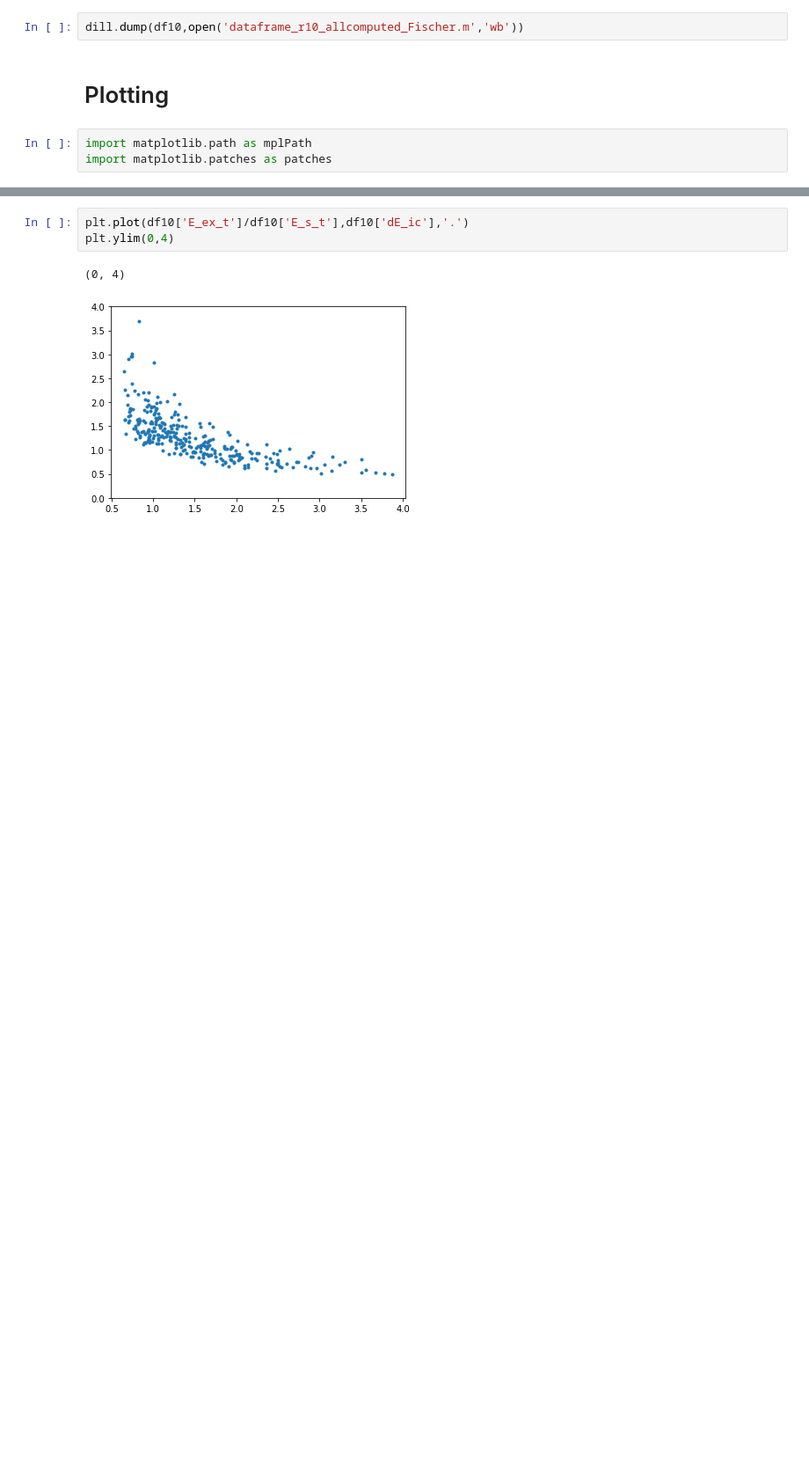
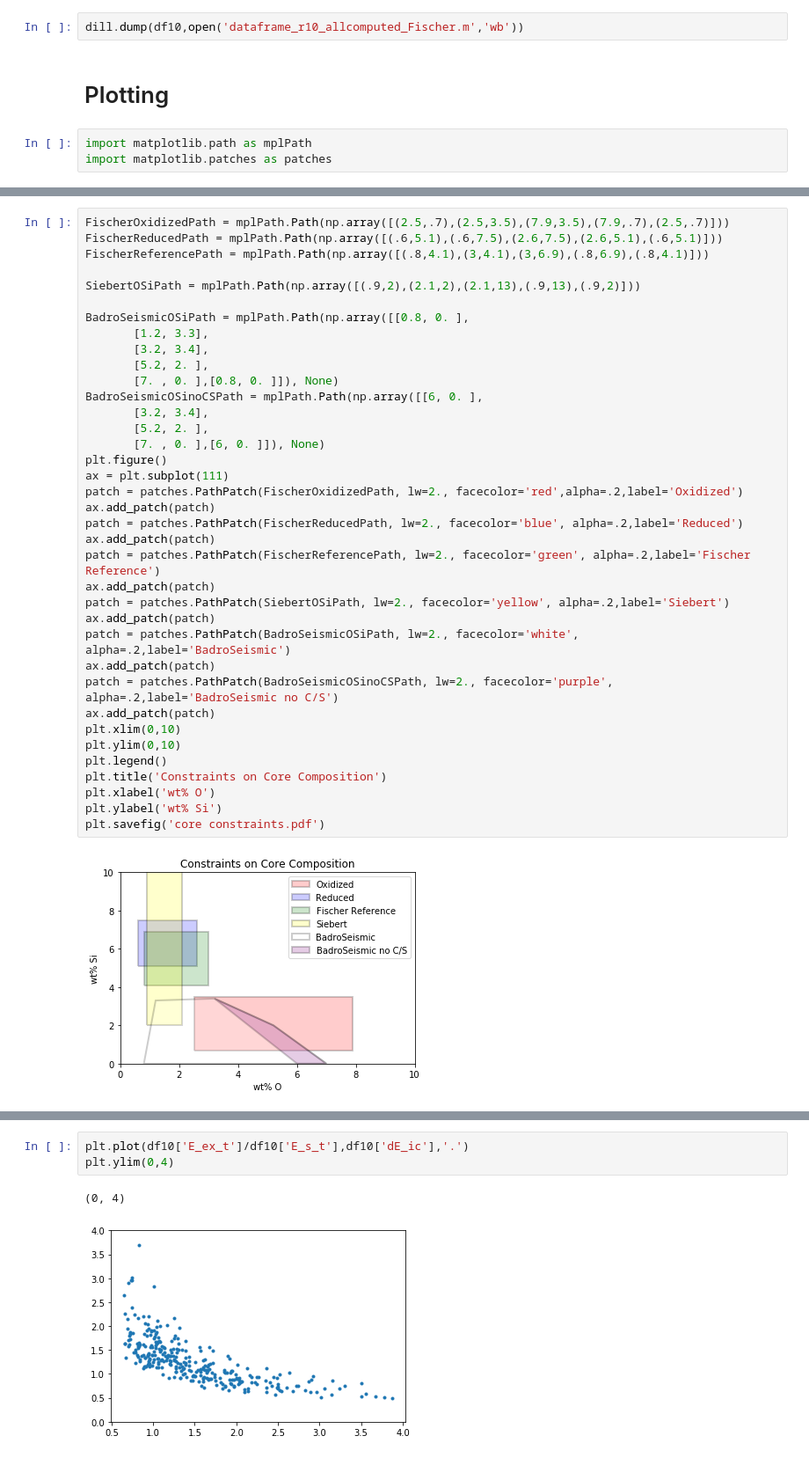
Before and after one commit to nknezek/MgSi-Exsolution, a Jupyter notebook: run explore space.ipynb, the cells around one changed output, grey strips where cells are left out. Shown at 88% size. Saved outputs shown, nothing was run; the diff lists cells and outputs as text; blank space fills up the shorter version.

```diff
--- a/run explore space.ipynb
+++ b/run explore space.ipynb
@@ -705 +723,40 @@ import matplotlib.patches as patches
+# %%
+FischerOxidizedPath = mplPath.Path(np.array([(2.5,.7),(2.5,3.5),(7.9,3.5),(7.9,.7),(2.5,.7)]))
+FischerReducedPath = mplPath.Path(np.array([(.6,5.1),(.6,7.5),(2.6,7.5),(2.6,5.1),(.6,5.1)]))
+FischerReferencePath = mplPath.Path(np.array([(.8,4.1),(3,4.1),(3,6.9),(.8,6.9),(.8,4.1)]))
+
+SiebertOSiPath = mplPath.Path(np.array([(.9,2),(2.1,2),(2.1,13),(.9,13),(.9,2)]))
+
+BadroSeismicOSiPath = mplPath.Path(np.array([[0.8, 0. ],
+       [1.2, 3.3],
+       [3.2, 3.4],
+       [5.2, 2. ],
+       [7. , 0. ],[0.8, 0. ]]), None)
+BadroSeismicOSinoCSPath = mplPath.Path(np.array([[6, 0. ],
+       [3.2, 3.4],
+       [5.2, 2. ],
+       [7. , 0. ],[6, 0. ]]), None)
+plt.figure()
+ax = plt.subplot(111)
+patch = patches.PathPatch(FischerOxidizedPath, lw=2., facecolor='red',alpha=.2,label='Oxidized')
+ax.add_patch(patch)
+patch = patches.PathPatch(FischerReducedPath, lw=2., facecolor='blue', alpha=.2,label='Reduced')
+ax.add_patch(patch)
+patch = patches.PathPatch(FischerReferencePath, lw=2., facecolor='green', alpha=.2,label='Fischer Reference')
+ax.add_patch(patch)
+patch = patches.PathPatch(SiebertOSiPath, lw=2., facecolor='yellow', alpha=.2,label='Siebert')
+ax.add_patch(patch)
+patch = patches.PathPatch(BadroSeismicOSiPath, lw=2., facecolor='white', alpha=.2,label='BadroSeismic')
+ax.add_patch(patch)
+patch = patches.PathPatch(BadroSeismicOSinoCSPath, lw=2., facecolor='purple', alpha=.2,label='BadroSeismic no C/S')
+ax.add_patch(patch)
+plt.xlim(0,10)
+plt.ylim(0,10)
+plt.legend()
+plt.title('Constraints on Core Composition')
+plt.xlabel('wt% O')
+plt.ylabel('wt% Si')
+plt.savefig('core constraints.pdf')
+# %% [output]
+[figure, added]
 # %%
```
Also changed, not shown: parts of 20 cells of this notebook, 25 other files.
